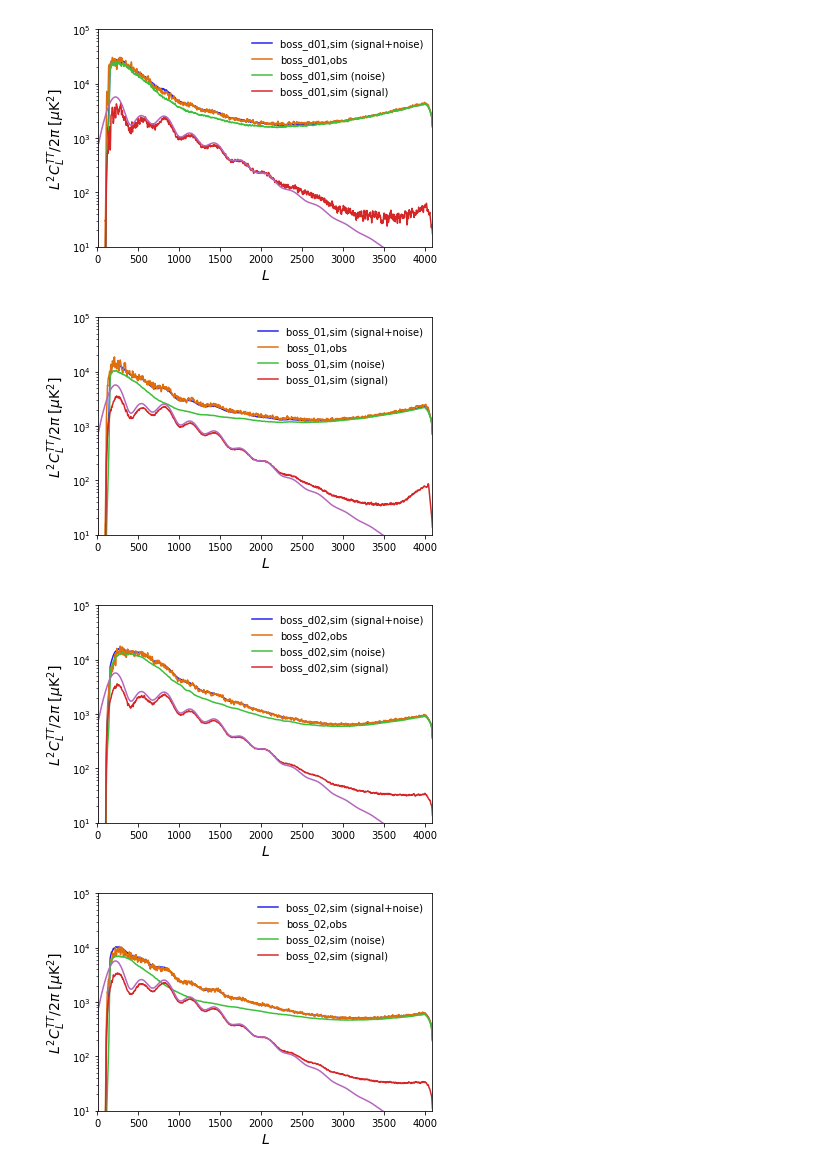
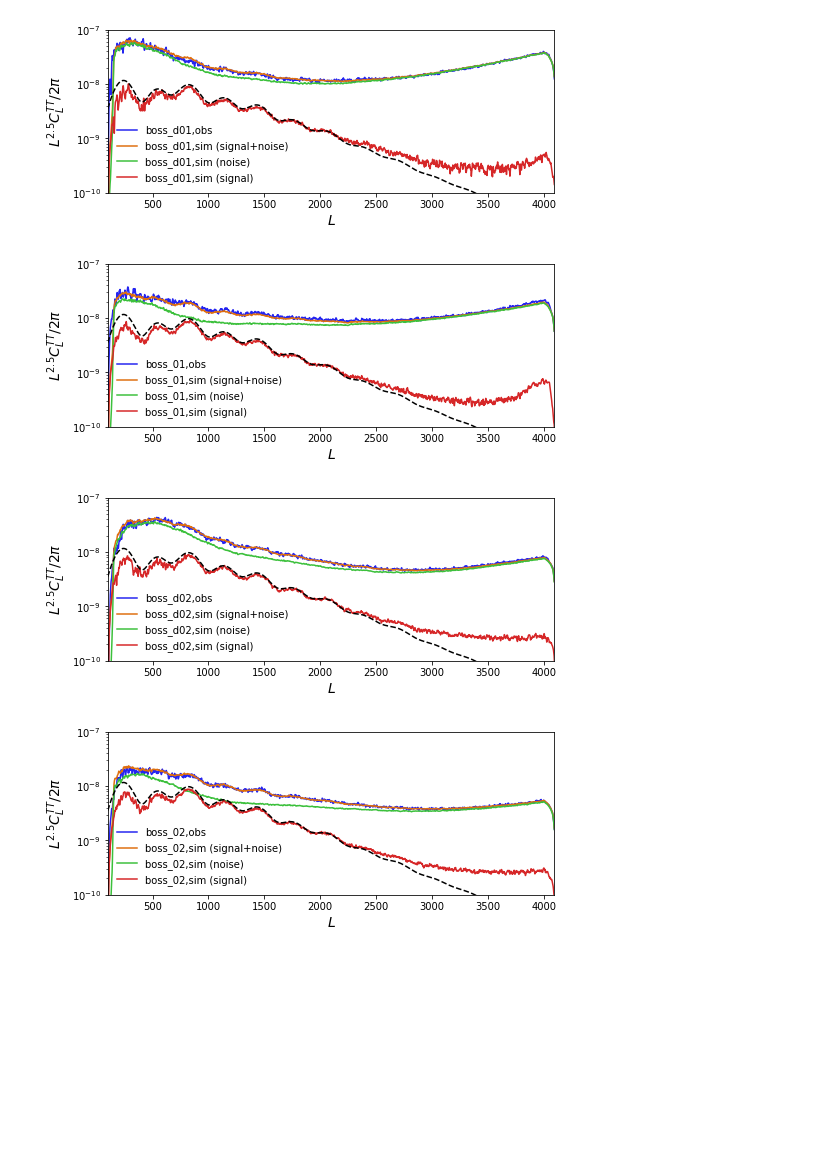
Before and after one commit to ACTCollaboration/Lensing-Daytime, a Jupyter notebook: check_cmb-aps.ipynb, the cells around one changed output. Cells and saved outputs as stored; diff of their text form; code cells hidden in the pictures; blank space fills up the shorter version.

```diff
--- a/check_cmb-aps.ipynb
+++ b/check_cmb-aps.ipynb
@@ -19,5 +10,5 @@ qids = ['boss_d01','boss_01','boss_d02','boss_02','boss_d03','boss_03','boss_d04
 # %%
-aobj = {q: local.init_analysis_params(qid=q) for q in qids}
-mcl  = {q: (np.loadtxt(aobj[q].fscl['c'])).T[1]*local.Tcmb**2 for q in qids}
-ncl  = {q: (np.loadtxt(aobj[q].fscl['n'])).T[1]*local.Tcmb**2 for q in qids}
-ocl  = {q: (np.loadtxt(aobj[q].fcls['c'][0])).T[1]*local.Tcmb**2 for q in qids}
+aobj = {q: local.init_analysis_params(qid=q,ascale=5.) for q in qids}
+mcl  = {q: (np.loadtxt(aobj[q].fscl['c'])).T[1] for q in qids}
+ncl  = {q: (np.loadtxt(aobj[q].fscl['n'])).T[1] for q in qids}
+ocl  = {q: (np.loadtxt(aobj[q].fcls['c'][0])).T[1] for q in qids}
@@ -24,19 +26,17 @@ ocl  = {q: (np.loadtxt(aobj[q].fcls['c'][0])).T[1]*local.Tcmb**2 for q in qids}
 # %%
 for q in qids:
-    pl.plot_1dstyle(xmin=2,xmax=4096,ymin=1e1,ymax=1e5,xlab=r'$L$',ylab=r'$L^2 C^{TT}_L/2\pi$ [$\mu$K$^2$]',ylog=True)
-    axhline(0)
+    pl.plot_1dstyle(fsize=[8,3],xmin=100,xmax=4096,ymin=1e-10,ymax=1e-7,xlab=r'$L$',ylab=r'$L^{2.5} C^{TT}_L/2\pi$',ylog=True)
     l = aobj[q].l
-    s = l**2/2./np.pi
-    scl = mcl[q] - ncl[q]
-    plot(l,s*(scl+ncl[q]),label=q+',sim (signal+noise)')
+    s = l**2.5/2./np.pi
     plot(l,s*ocl[q],label=q+',obs')
+    plot(l,s*mcl[q],label=q+',sim (signal+noise)')
     plot(l,s*ncl[q],label=q+',sim (noise)')
     plot(l,s*(mcl[q]-ncl[q]),label=q+',sim (signal)')
-    plot(l,l**2*aobj[q].lcl[0,:]/2/np.pi*local.Tcmb**2)
+    plot(l,s*aobj[q].lcl[0,:],color='k',ls='--')
     legend()
     show()
 # %% [output]
-[figure, old version]
+[figure, new version]
-[figure, old version]
+[figure, new version]
-[figure, old version]
+[figure, new version]
-[figure, old version]
+[figure, new version]
```
Also changed, not shown: parts of 14 cells of this notebook, 11 other files.
